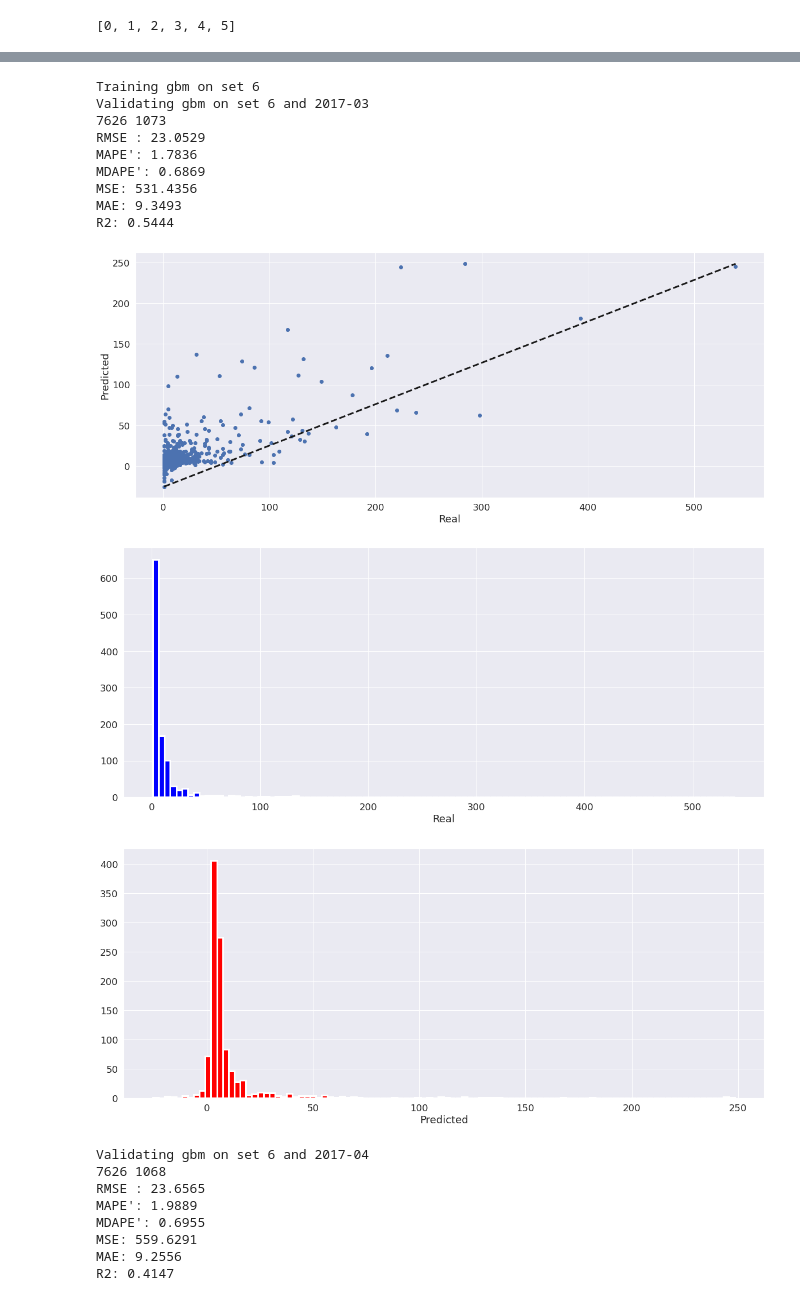
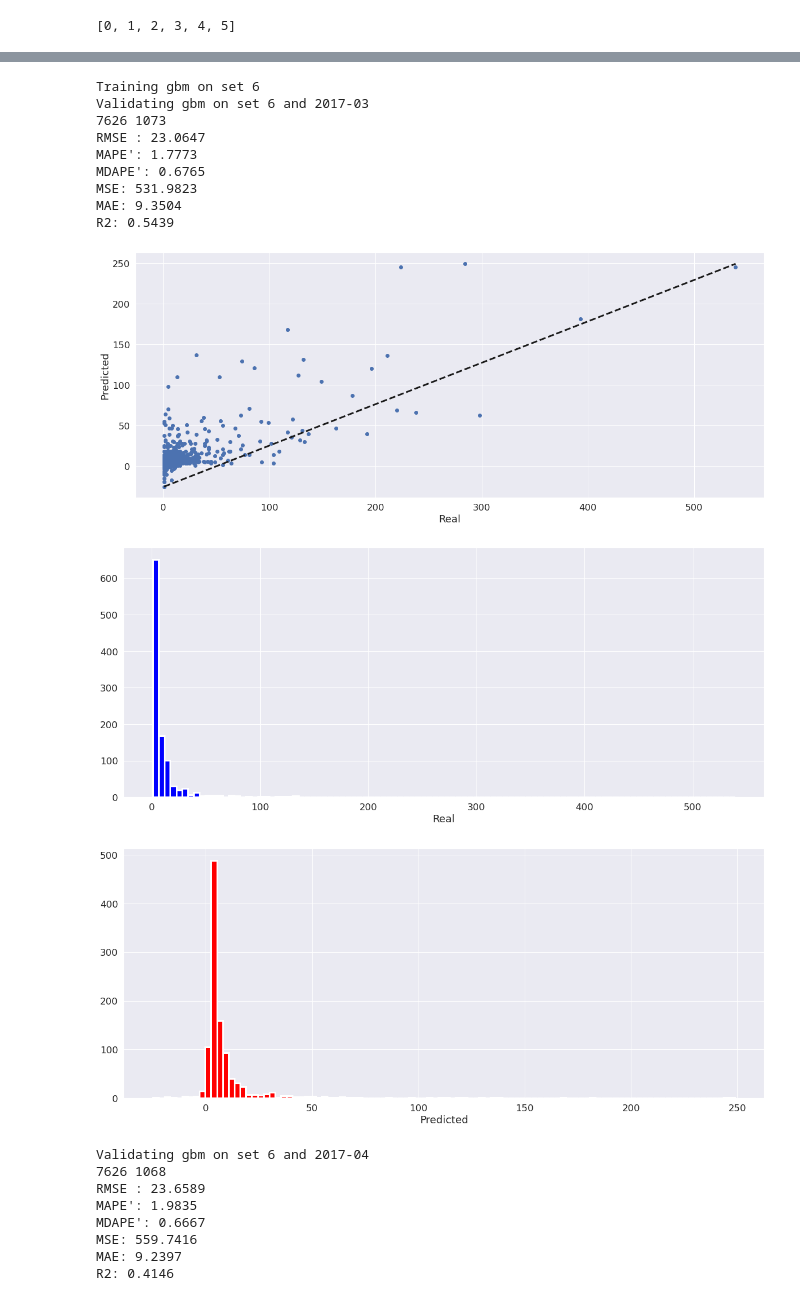
Before and after one commit to wanermiranda/desafio_ml, a Jupyter notebook: notebooks/6. Prediction - Exp 10 - Quantile Regression.ipynb, the cells around one changed output, grey strips where cells are left out. Saved outputs shown, nothing was run; the diff lists cells and outputs as text; code cells hidden in the pictures.

```diff
--- a/notebooks/6. Prediction - Exp 10 - Quantile Regression.ipynb
+++ b/notebooks/6. Prediction - Exp 10 - Quantile Regression.ipynb
@@ -99,6 +98,10 @@ regressors['gbm_q'] = gbm_q
 from sklearn.ensemble import GradientBoostingRegressor
 gb_q = GradientBoostingRegressor(loss='quantile', alpha=q)
 regressors['gb_q'] = gb_q
+# %%
+
+mlp_q = mlp_quantile.QuantileModel(input_dims=len(X_cols), q=q)
+regressors['mlp_q'] = mlp_q
 # %%
 from sklearn.preprocessing import StandardScaler, MinMaxScaler
 # %% [markdown]
@@ -118,7 +121,7 @@ for r_name, r in regressors.items():
     for s in sets:
         df_set = df_train_val_test[~df_train_val_test.reserved & (df_train_val_test.set == s)]
 
-        x_scaler = StandardScaler()
+        x_scaler = MinMaxScaler()
 
         train_years = parse_str_list(df_set.train.values[0])
         val_years = parse_str_list(df_set.val.values[0])
@@ -127,15 +130,18 @@ for r_name, r in regressors.items():
 
         df_train = df_dataset_v2[df_dataset_v2.year_month.isin(train_years)]
         df_val = df_dataset_v2[df_dataset_v2.year_month.isin(val_years)]
-#         print(df_train.year_month.unique(), train_years)
-#         print(df_val.year_month.unique(), val_years)
 
         y_train = df_train['Y'].values
+        y_val = df_val['Y'].values
 
-        r_inst = r.fit(X=x_scaler.fit_transform(df_train[X_cols]), y=y_train)
+        if 'mlp' in r_name:
+            r_inst = r.fit(X=x_scaler.fit_transform(df_train[X_cols]), y=y_train,
+                       X_val = x_scaler.transform(df_val[X_cols]), y_val = y_val)
+        else:
+            r_inst = r.fit(X=x_scaler.fit_transform(df_train[X_cols]), y=y_train)
 
         print(f'Validating {r_name}  on set {s}')
-        y_val = df_val['Y']
+
         y_pred_val = r_inst.predict(x_scaler.transform(df_val[X_cols]))
 
         y_pred_val = y_pred_val
@@ -144,7 +150,6 @@ for r_name, r in regressors.items():
         m['r_name'] = r_name
         m['set'] = s
         results.append(m)
-#         print(len(y_train), len(y_val))
 
     print()
 df_results = pd.DataFrame(results)
@@ -185,55 +194,61 @@ for r_name, r in regressors.items():
 
     df_set = df_train_val_test[(df_train_val_test.set == s)]
 
-    x_scaler = StandardScaler()
+    x_scaler = MinMaxScaler()
 
     train_years = parse_str_list(df_set.train.values[0])
     val_years = parse_str_list(df_set.val.values[0])
     print(f'Training {r_name} on set {s}')
 
     df_train = df_dataset_v2[df_dataset_v2.year_month.isin(train_years)]
 
     y_train = df_train['Y'].values
+    df_val = df_dataset_v2[df_dataset_v2.year_month.isin(val_years)]
+    y_val = df_val['Y'].values
 
-    r_inst = r.fit(X=x_scaler.fit_transform(df_train[X_cols]), y=y_train.flatten())
+    if 'mlp' in r_name:
+            r_inst = r.fit(X=x_scaler.fit_transform(df_train[X_cols]), y=y_train,
+                       X_val = x_scaler.transform(df_val[X_cols]), y_val = y_val)
+    else:
+            r_inst = r.fit(X=x_scaler.fit_transform(df_train[X_cols]), y=y_train)
 
     for val_year in val_years:
         df_val = df_dataset_v2[df_dataset_v2.year_month == val_year]
         print(f'Validating {r_name} on set {s} and {val_year}')
         y_val = df_val['Y']
         y_pred_val = r_inst.predict(x_scaler.transform(df_val[X_cols]))
 
         y_pred_val = y_pred_val
         m = _metrics.applyRegressionMetrics(y=y_val, y_pred=y_pred_val)
         m['reg_inst'] = r_inst
         m['r_name'] = r_name
         m['set'] = s
         m['year_month'] = val_year
         results.append(m)
         print(len(y_train), len(y_val))
         _metrics.evaluateRegression(y=y_val, y_pred=y_pred_val)
         print()
 df_results = pd.DataFrame(results)
 # %% [output]
 Training gbm on set 6
 Validating gbm on set 6 and 2017-03
 7626 1073
-RMSE : 23.0529
-MAPE': 1.7836
-MDAPE': 0.6869
-MSE: 531.4356
-MAE: 9.3493
-R2: 0.5444
+RMSE : 23.0647
+MAPE': 1.7773
+MDAPE': 0.6765
+MSE: 531.9823
+MAE: 9.3504
+R2: 0.5439
 [figure]
 [figure]
-[figure, old version]
+[figure, new version]
 Validating gbm on set 6 and 2017-04
 7626 1068
-RMSE : 23.6565
-MAPE': 1.9889
-MDAPE': 0.6955
-MSE: 559.6291
-MAE: 9.2556
-R2: 0.4147
+RMSE : 23.6589
+MAPE': 1.9835
+MDAPE': 0.6667
+MSE: 559.7416
+MAE: 9.2397
+R2: 0.4146
 [figure]
 [figure]
```
Also changed, not shown: parts of 6 cells of this notebook, 3 other files.
